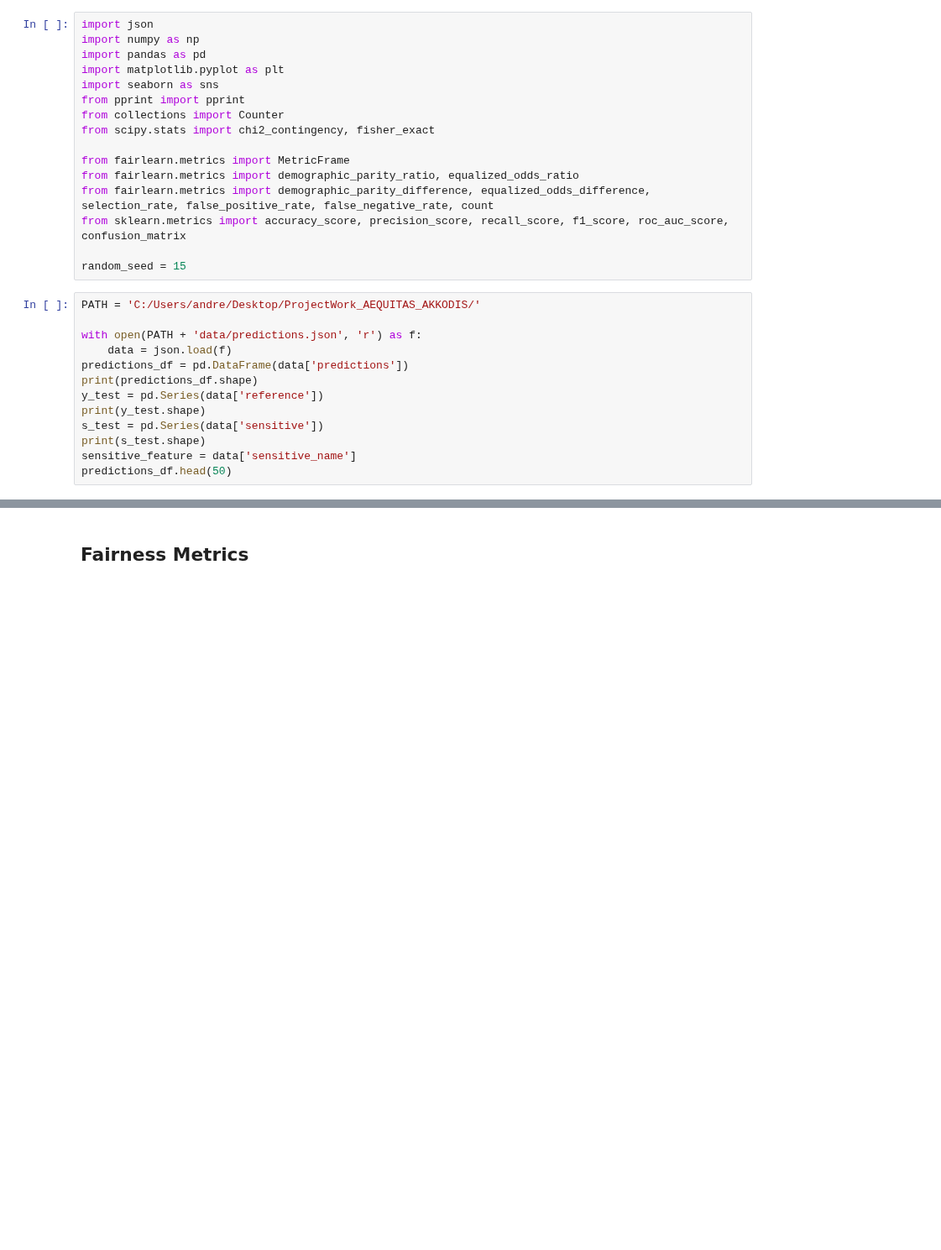
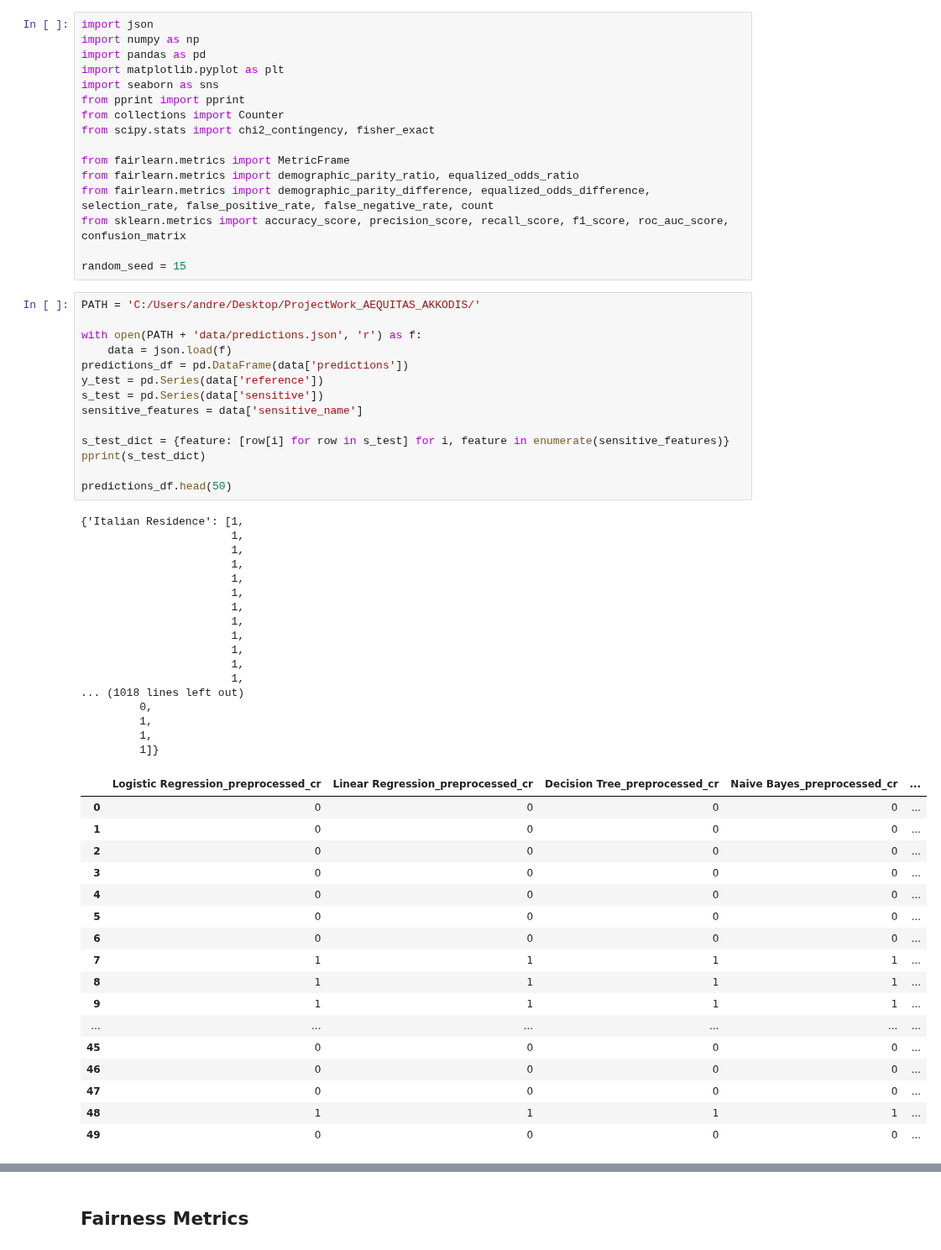
Before and after one commit to bertiandrea/ProjectWork_AEQUITAS_AKKODIS, a Jupyter notebook: code/Akkodis_Fairness_Analysis_METRIC.ipynb, the cells around one changed output, grey strips where cells are left out. Shown at 84% size. Drawn from its saved outputs; the diff is of its cells as text; blank space fills up the shorter version.

```diff
--- a/code/Akkodis_Fairness_Analysis_METRIC.ipynb
+++ b/code/Akkodis_Fairness_Analysis_METRIC.ipynb
@@ -21,13 +21,49 @@ random_seed = 15
 # %%
 PATH = 'C:/Users/andre/Desktop/ProjectWork_AEQUITAS_AKKODIS/'
 
 with open(PATH + 'data/predictions.json', 'r') as f:
     data = json.load(f)
 predictions_df = pd.DataFrame(data['predictions'])
-print(predictions_df.shape)
 y_test = pd.Series(data['reference'])
-print(y_test.shape)
 s_test = pd.Series(data['sensitive'])
-print(s_test.shape)
-sensitive_feature = data['sensitive_name']
+sensitive_features = data['sensitive_name']
+
+s_test_dict = {feature: [row[i] for row in s_test] for i, feature in enumerate(sensitive_features)}
+pprint(s_test_dict)
+
 predictions_df.head(50)
+# %% [output]
+{'Italian Residence': [1,
+                       1,
+                       1,
+                       1,
+                       1,
+                       1,
+                       1,
+                       1,
+                       1,
+                       1,
+                       1,
+                       1,
+... (1018 lines left out)
+         0,
+         1,
+         1,
+         1]}
+|  | Logistic Regression_preprocessed_cr | Linear Regression_preprocessed_cr | Decision Tree_preprocessed_cr | Naive Bayes_preprocessed_cr | ... |
+| 0 | 0 | 0 | 0 | 0 | ... |
+| 1 | 0 | 0 | 0 | 0 | ... |
+| 2 | 0 | 0 | 0 | 0 | ... |
+| 3 | 0 | 0 | 0 | 0 | ... |
+| 4 | 0 | 0 | 0 | 0 | ... |
+| 5 | 0 | 0 | 0 | 0 | ... |
+| 6 | 0 | 0 | 0 | 0 | ... |
+| 7 | 1 | 1 | 1 | 1 | ... |
+| 8 | 1 | 1 | 1 | 1 | ... |
+| 9 | 1 | 1 | 1 | 1 | ... |
+| ... | ... | ... | ... | ... | ... |
+| 45 | 0 | 0 | 0 | 0 | ... |
+| 46 | 0 | 0 | 0 | 0 | ... |
+| 47 | 0 | 0 | 0 | 0 | ... |
+| 48 | 1 | 1 | 1 | 1 | ... |
+| 49 | 0 | 0 | 0 | 0 | ... |
```
Also changed, not shown: parts of 5 cells of this notebook, 3 other files.
